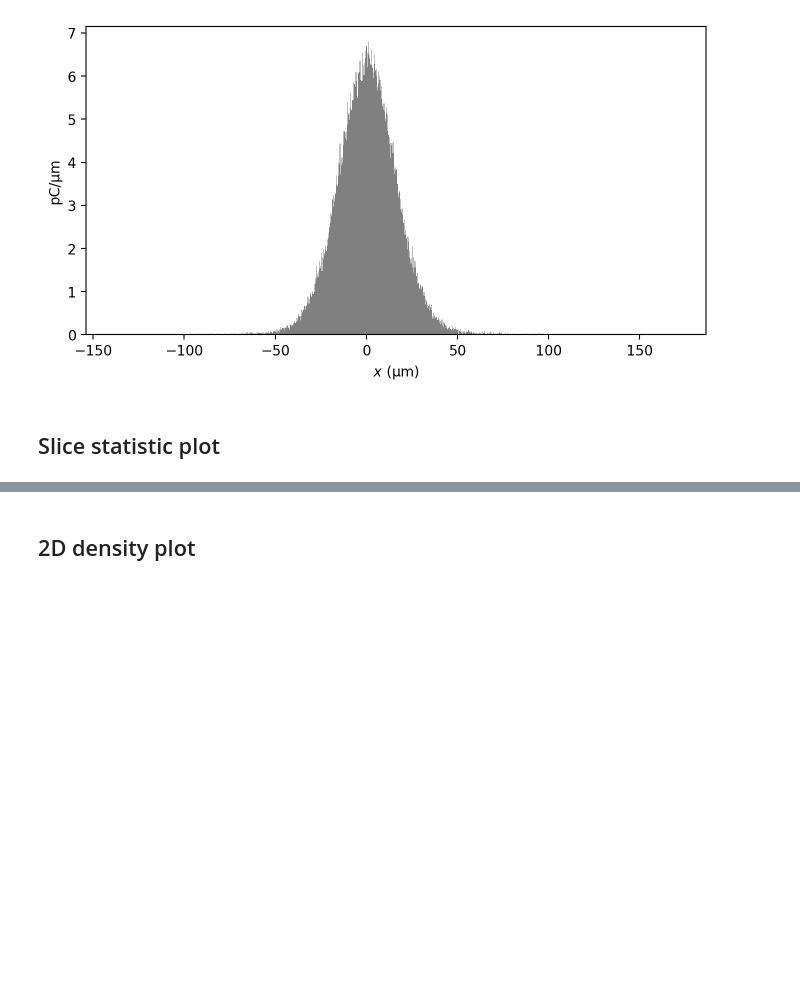
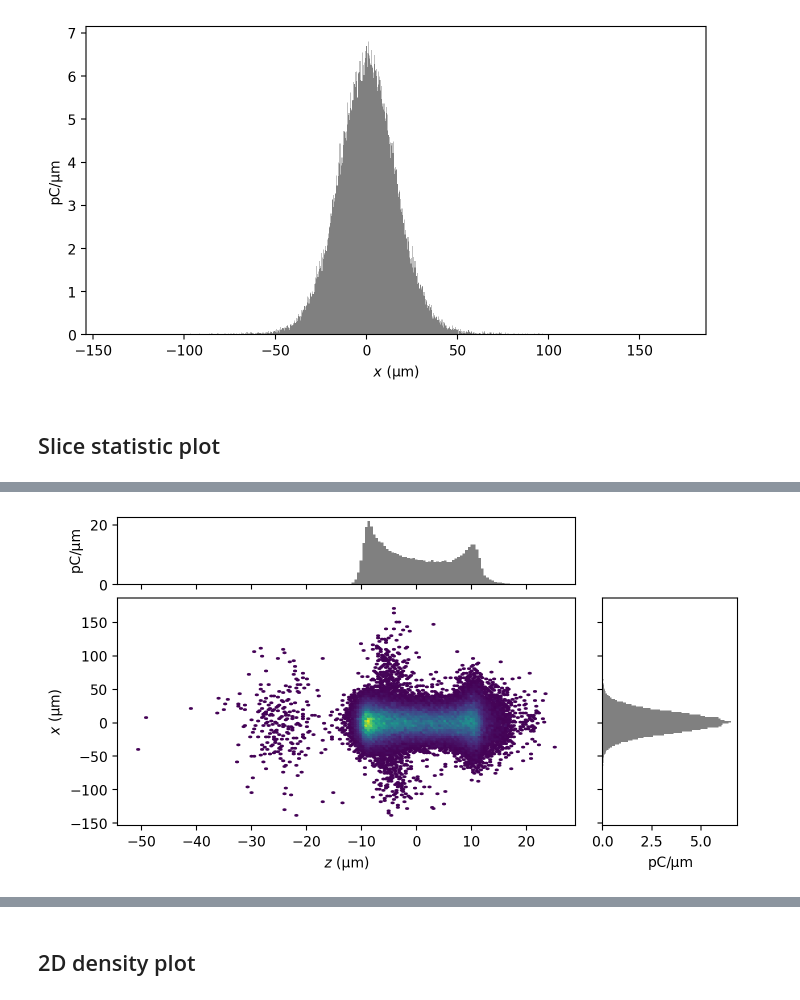
Before and after one commit to ChristopherMayes/openPMD-beamphysics, a Jupyter notebook: examples/particle_examples/particle_examples.ipynb, the cells around one changed output, grey strips where cells are left out. Saved outputs shown, nothing was run; the diff lists cells and outputs as text; code cells hidden in the pictures; blank space fills up the shorter version.

```diff
--- a/examples/particle_examples/particle_examples.ipynb
+++ b/examples/particle_examples/particle_examples.ipynb
@@ -344,0 +362,4 @@ P.slice_plot('norm_emit_x', ylim=(0, 1e-6))
+# %%
+P.plot('z', 'x')
+# %% [output]
+[figure, added]
```
Also changed, not shown: parts of 10 cells of this notebook, 23 other files.
